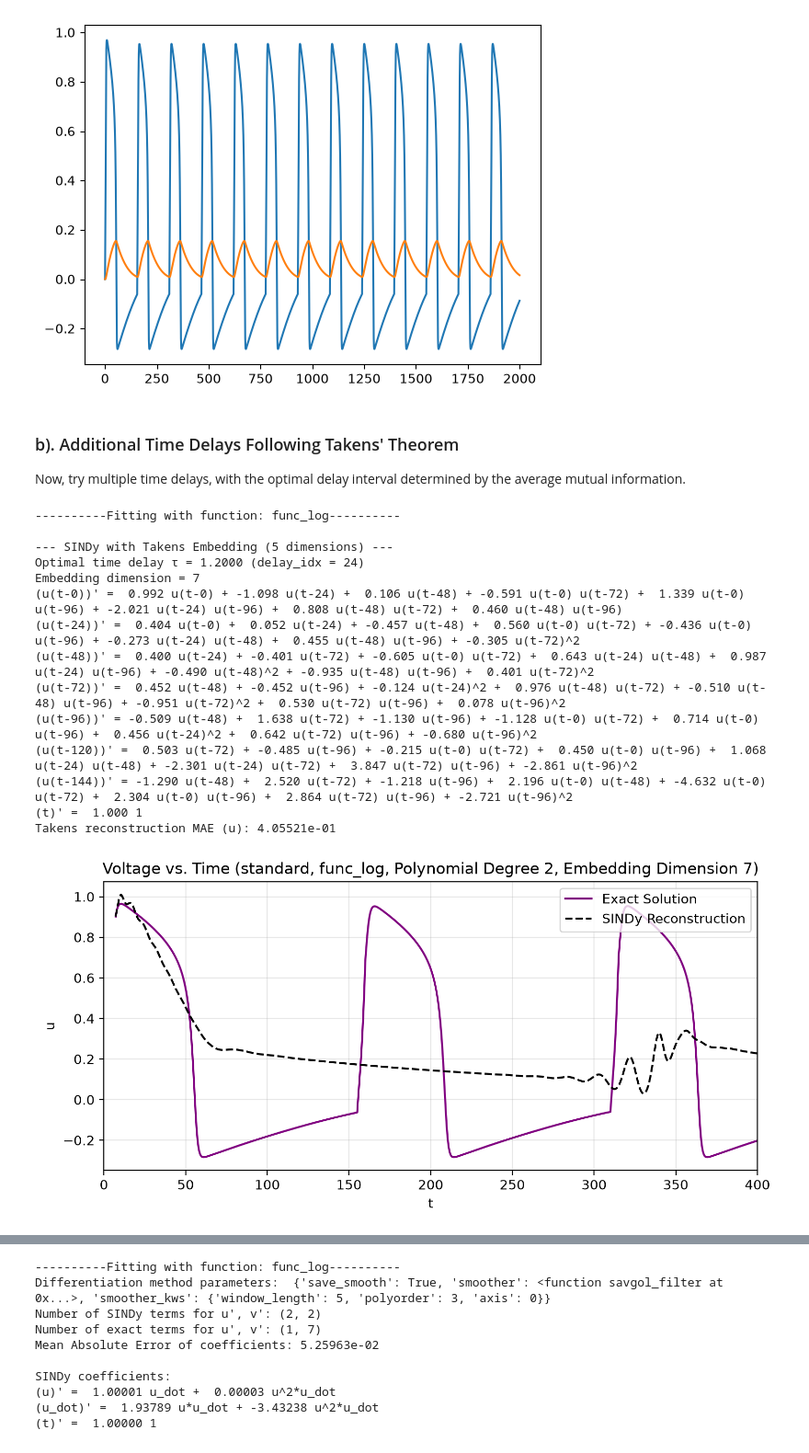
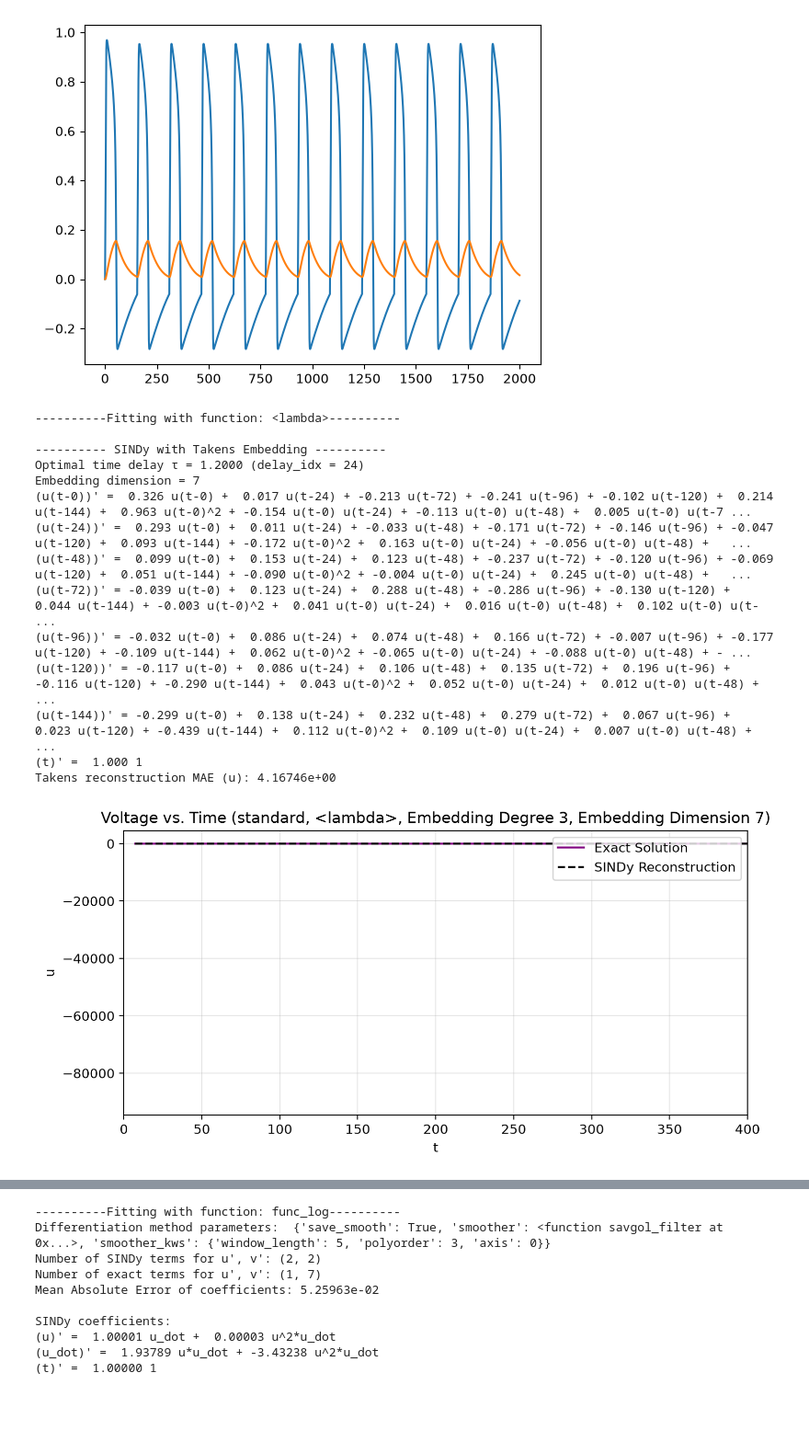
Before and after one commit to cswelch/SINDy-for-Cardiac-Electrophysiology, a Jupyter notebook: SINDy_non_autonomous_test.ipynb, the cells around one changed output, grey strips where cells are left out. Shown at 92% size. Saved outputs shown, nothing was run; the diff lists cells and outputs as text; code cells hidden in the pictures; blank space fills up the shorter version.

```diff
--- a/SINDy_non_autonomous_test.ipynb
+++ b/SINDy_non_autonomous_test.ipynb
@@ -750,39 +712,36 @@ plt.plot(t_fhn, states_fhn)
 [<matplotlib.lines.Line2D at 0x...>,
  <matplotlib.lines.Line2D at 0x...>]
 [figure]
-# %% [markdown]
-### b). Additional Time Delays Following Takens' Theorem
-Now, try multiple time delays, with the optimal delay interval determined by the average mutual information.
 # %%
 takens_td_models = []
 
-# Test fit with fit_takens() method, which uses delay embeddings to reconstruct the dynamics, specifying the number
-# of embedding dimensions (n_embed=7).
-
-print(f"----------Fitting with function: {func_log.__name__}----------")
-cur_gen_library_tk = GenLibraryFit(
-            func_log,
-            func_log,
-            fhn_variant="standard",
-            ics=np.array([-0.1, 0]),
-            t_range=np.arange(0, 2000, 0.05),
-            color="purple"
-        )
-cur_gen_library_tk.fit_takens(poly_degree=2, n_embed=7)
-cur_gen_library_tk.reconstruct_and_plot_takens()
+# Test fit with fit_takens() method, which uses delay embeddings to reconstruct the dynamics, specifying the number of embedding
+# dimensions with n_embed.
+for func in funcs:
+    print(f"----------Fitting with function: {func.__name__}----------")
+    cur_gen_library_tk = GenLibraryFit(
+                func,
+                func,
+                fhn_variant="standard",
+                ics=np.array([-0.1, 0]),
+                t_range=np.arange(0, 2000, 0.05),
+                color="purple"
+            )
+    cur_gen_library_tk.fit_takens(embed_degree=3, n_embed=7)
+    cur_gen_library_tk.reconstruct_and_plot_takens()
 # %% [output]
-----------Fitting with function: func_log----------
+----------Fitting with function: <lambda>----------
 
---- SINDy with Takens Embedding (5 dimensions) ---
+---------- SINDy with Takens Embedding ----------
 Optimal time delay τ = 1.2000 (delay_idx = 24)
 Embedding dimension = 7
-(u(t-0))' =  0.992 u(t-0) + -1.098 u(t-24) +  0.106 u(t-48) + -0.591 u(t-0) u(t-72) +  1.339 u(t-0) u(t-96) + -2.021 u(t-24) u(t-96) +  0.808 u(t-48) u(t-72) +  0.460 u(t-48) u(t-96)
-(u(t-24))' =  0.404 u(t-0) +  0.052 u(t-24) + -0.457 u(t-48) +  0.560 u(t-0) u(t-72) + -0.436 u(t-0) u(t-96) + -0.273 u(t-24) u(t-48) +  0.455 u(t-48) u(t-96) + -0.305 u(t-72)^2
-(u(t-48))' =  0.400 u(t-24) + -0.401 u(t-72) + -0.605 u(t-0) u(t-72) +  0.643 u(t-24) u(t-48) +  0.987 u(t-24) u(t-96) + -0.490 u(t-48)^2 + -0.935 u(t-48) u(t-96) +  0.401 u(t-72)^2
-(u(t-72))' =  0.452 u(t-48) + -0.452 u(t-96) + -0.124 u(t-24)^2 +  0.976 u(t-48) u(t-72) + -0.510 u(t-48) u(t-96) + -0.951 u(t-72)^2 +  0.530 u(t-72) u(t-96) +  0.078 u(t-96)^2
-(u(t-96))' = -0.509 u(t-48) +  1.638 u(t-72) + -1.130 u(t-96) + -1.128 u(t-0) u(t-72) +  0.714 u(t-0) u(t-96) +  0.456 u(t-24)^2 +  0.642 u(t-72) u(t-96) + -0.680 u(t-96)^2
-(u(t-120))' =  0.503 u(t-72) + -0.485 u(t-96) + -0.215 u(t-0) u(t-72) +  0.450 u(t-0) u(t-96) +  1.068 u(t-24) u(t-48) + -2.301 u(t-24) u(t-72) +  3.847 u(t-72) u(t-96) + -2.861 u(t-96)^2
-(u(t-144))' = -1.290 u(t-48) +  2.520 u(t-72) + -1.218 u(t-96) +  2.196 u(t-0) u(t-48) + -4.632 u(t-0) u(t-72) +  2.304 u(t-0) u(t-96) +  2.864 u(t-72) u(t-96) + -2.721 u(t-96)^2
+(u(t-0))' =  0.326 u(t-0) +  0.017 u(t-24) + -0.213 u(t-72) + -0.241 u(t-96) + -0.102 u(t-120) +  0.214 u(t-144) +  0.963 u(t-0)^2 + -0.154 u(t-0) u(t-24) + -0.113 u(t-0) u(t-48) +  0.005 u(t-0) u(t-7 ...
+(u(t-24))' =  0.293 u(t-0) +  0.011 u(t-24) + -0.033 u(t-48) + -0.171 u(t-72) + -0.146 u(t-96) + -0.047 u(t-120) +  0.093 u(t-144) + -0.172 u(t-0)^2 +  0.163 u(t-0) u(t-24) + -0.056 u(t-0) u(t-48) +   ...
+(u(t-48))' =  0.099 u(t-0) +  0.153 u(t-24) +  0.123 u(t-48) + -0.237 u(t-72) + -0.120 u(t-96) + -0.069 u(t-120) +  0.051 u(t-144) + -0.090 u(t-0)^2 + -0.004 u(t-0) u(t-24) +  0.245 u(t-0) u(t-48) +   ...
+(u(t-72))' = -0.039 u(t-0) +  0.123 u(t-24) +  0.288 u(t-48) + -0.286 u(t-96) + -0.130 u(t-120) +  0.044 u(t-144) + -0.003 u(t-0)^2 +  0.041 u(t-0) u(t-24) +  0.016 u(t-0) u(t-48) +  0.102 u(t-0) u(t- ...
+(u(t-96))' = -0.032 u(t-0) +  0.086 u(t-24) +  0.074 u(t-48) +  0.166 u(t-72) + -0.007 u(t-96) + -0.177 u(t-120) + -0.109 u(t-144) +  0.062 u(t-0)^2 + -0.065 u(t-0) u(t-24) + -0.088 u(t-0) u(t-48) + - ...
+(u(t-120))' = -0.117 u(t-0) +  0.086 u(t-24) +  0.106 u(t-48) +  0.135 u(t-72) +  0.196 u(t-96) + -0.116 u(t-120) + -0.290 u(t-144) +  0.043 u(t-0)^2 +  0.052 u(t-0) u(t-24) +  0.012 u(t-0) u(t-48) +  ...
+(u(t-144))' = -0.299 u(t-0) +  0.138 u(t-24) +  0.232 u(t-48) +  0.279 u(t-72) +  0.067 u(t-96) +  0.023 u(t-120) + -0.439 u(t-144) +  0.112 u(t-0)^2 +  0.109 u(t-0) u(t-24) +  0.007 u(t-0) u(t-48) +  ...
 (t)' =  1.000 1
-Takens reconstruction MAE (u): 4.05521e-01
+Takens reconstruction MAE (u): 4.16746e+00
-[figure, old version]
+[figure, new version]
```
Also changed, not shown: parts of 8 cells of this notebook, 2 other files.
